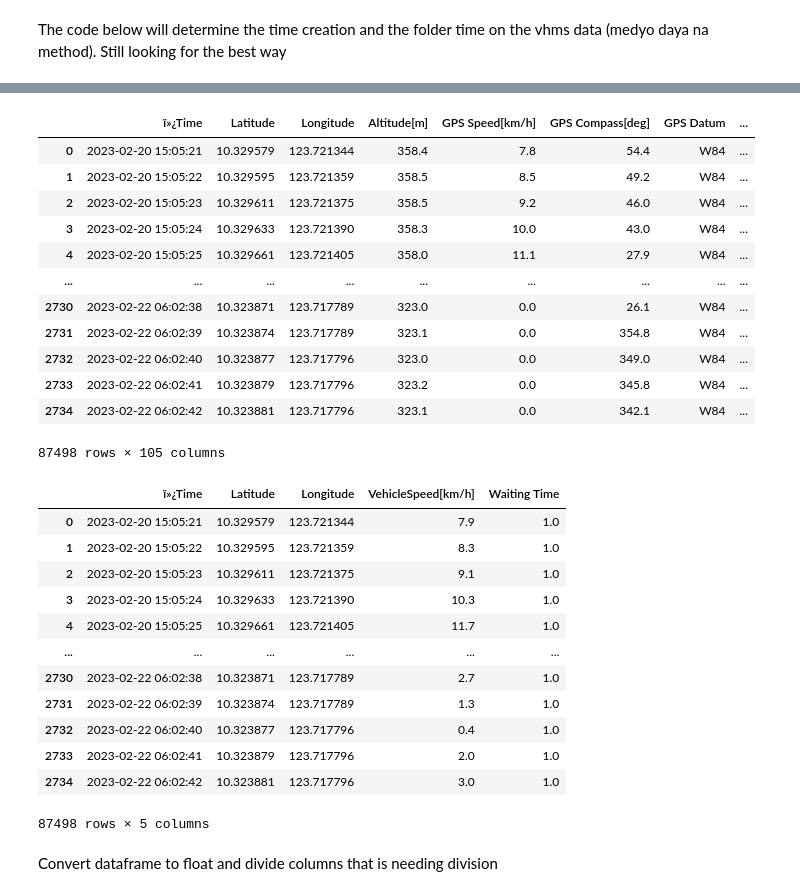
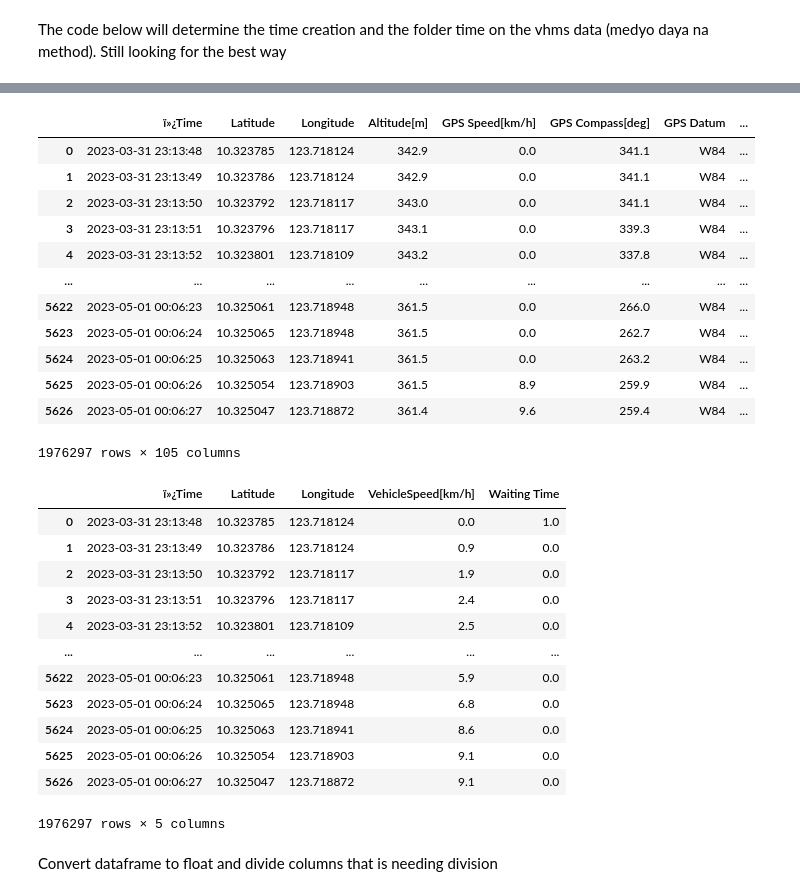
Before and after one commit to israeljumbo1/Payload-Combiner-Cleaner, a Jupyter notebook: Payload Clean 2 V3.ipynb, the cells around one changed output, grey strips where cells are left out. Drawn from its saved outputs; the diff is of its cells as text; code cells hidden in the pictures.

```diff
--- a/Payload Clean 2 V3.ipynb
+++ b/Payload Clean 2 V3.ipynb
@@ -44,8 +34,11 @@ C:\Users\User\Desktop\New folder (2)This will find a certain name in the string
 In this case files with "pld" is the one that we are trying to find
 Change the string on the target_file variable
 # %%
-target_file = "LR"
-vhms_pd = vhms_pd[vhms_pd["File Path"].str.contains(target_file)]
+
+target_file = "ONE"
+vhms_pd = vhms_pd[vhms_pd["File Path"].str.contains(target_file)] #filters the files only with the a target_file string on their filename
+
+#converts the data_frame into a list
 v_list = vhms_pd.values.tolist()
 v_list
 # %% [output]
@@ -126,31 +117,31 @@ Input the month 'MM'
 # %%
 combine_data = []
 for y in ff_list:
     ff_1 = str(y[0]).replace('[','') #pn_1 = single path name
     ff_1 = ff_1.replace(']','') # string moification
     ff_1 = ff_1.replace("'","") # string moification
-    sing_data = pd.read_csv(filepath_or_buffer = ff_1, encoding='latin1', engine = "c")
+    sing_data = pd.read_csv(filepath_or_buffer = ff_1, encoding='latin1', engine = "c", dtype = {"GPS Error": "str"})
     sing_data = pd.DataFrame(sing_data)
     combine_data.append(sing_data)
 combined = pd.concat(combine_data)
 combined2 = combined.drop_duplicates()
 combined2
 # %% [output]
 |  | ï»¿Time | Latitude | Longitude | Altitude[m] | GPS Speed[km/h] | GPS Compass[deg] | GPS Datum | ... |
-| 0 | 2023-02-20 15:05:21 | 10.329579 | 123.721344 | 358.4 | 7.8 | 54.4 | W84 | ... |
-| 1 | 2023-02-20 15:05:22 | 10.329595 | 123.721359 | 358.5 | 8.5 | 49.2 | W84 | ... |
-| 2 | 2023-02-20 15:05:23 | 10.329611 | 123.721375 | 358.5 | 9.2 | 46.0 | W84 | ... |
-| 3 | 2023-02-20 15:05:24 | 10.329633 | 123.721390 | 358.3 | 10.0 | 43.0 | W84 | ... |
-| 4 | 2023-02-20 15:05:25 | 10.329661 | 123.721405 | 358.0 | 11.1 | 27.9 | W84 | ... |
+| 0 | 2023-03-31 23:13:48 | 10.323785 | 123.718124 | 342.9 | 0.0 | 341.1 | W84 | ... |
+| 1 | 2023-03-31 23:13:49 | 10.323786 | 123.718124 | 342.9 | 0.0 | 341.1 | W84 | ... |
+| 2 | 2023-03-31 23:13:50 | 10.323792 | 123.718117 | 343.0 | 0.0 | 341.1 | W84 | ... |
+| 3 | 2023-03-31 23:13:51 | 10.323796 | 123.718117 | 343.1 | 0.0 | 339.3 | W84 | ... |
+| 4 | 2023-03-31 23:13:52 | 10.323801 | 123.718109 | 343.2 | 0.0 | 337.8 | W84 | ... |
 | ... | ... | ... | ... | ... | ... | ... | ... | ... |
-| 2730 | 2023-02-22 06:02:38 | 10.323871 | 123.717789 | 323.0 | 0.0 | 26.1 | W84 | ... |
-| 2731 | 2023-02-22 06:02:39 | 10.323874 | 123.717789 | 323.1 | 0.0 | 354.8 | W84 | ... |
-| 2732 | 2023-02-22 06:02:40 | 10.323877 | 123.717796 | 323.0 | 0.0 | 349.0 | W84 | ... |
-| 2733 | 2023-02-22 06:02:41 | 10.323879 | 123.717796 | 323.2 | 0.0 | 345.8 | W84 | ... |
-| 2734 | 2023-02-22 06:02:42 | 10.323881 | 123.717796 | 323.1 | 0.0 | 342.1 | W84 | ... |
+| 5622 | 2023-05-01 00:06:23 | 10.325061 | 123.718948 | 361.5 | 0.0 | 266.0 | W84 | ... |
+| 5623 | 2023-05-01 00:06:24 | 10.325065 | 123.718948 | 361.5 | 0.0 | 262.7 | W84 | ... |
+| 5624 | 2023-05-01 00:06:25 | 10.325063 | 123.718941 | 361.5 | 0.0 | 263.2 | W84 | ... |
+| 5625 | 2023-05-01 00:06:26 | 10.325054 | 123.718903 | 361.5 | 8.9 | 259.9 | W84 | ... |
+| 5626 | 2023-05-01 00:06:27 | 10.325047 | 123.718872 | 361.4 | 9.6 | 259.4 | W84 | ... |
-87498 rows × 105 columns
+1976297 rows × 105 columns
 # %%
-
+from tqdm import tqdm
 #combined3.drop_duplicates(keep = False)
 #combined3[combined3.duplicated()]
 #combined2[combined2.duplicated(subset = ["Calendar"], keep = False)]
@@ -158,25 +149,25 @@ columns_comb = combined2.columns.to_list()
 col_drop2 = columns_comb[16:]
 col_drop1 = columns_comb[3:15]
 col_drop = col_drop1 + col_drop2
-for x in col_drop:
+for x in tqdm(col_drop):
     combined2 = combined2.drop([x], axis = 1)
-combined2.loc[combined2["VehicleSpeed[km/h]"] > 0, "Waiting Time"] = 1
-combined2.loc[combined2["VehicleSpeed[km/h]"] == 0, "Waiting Time"] = 0
+combined2.loc[combined2["VehicleSpeed[km/h]"] > 0, "Waiting Time"] = 0
+combined2.loc[combined2["VehicleSpeed[km/h]"] == 0, "Waiting Time"] = 1
 combined2
 # %% [output]
 |  | ï»¿Time | Latitude | Longitude | VehicleSpeed[km/h] | Waiting Time |
-| 0 | 2023-02-20 15:05:21 | 10.329579 | 123.721344 | 7.9 | 1.0 |
-| 1 | 2023-02-20 15:05:22 | 10.329595 | 123.721359 | 8.3 | 1.0 |
-| 2 | 2023-02-20 15:05:23 | 10.329611 | 123.721375 | 9.1 | 1.0 |
-| 3 | 2023-02-20 15:05:24 | 10.329633 | 123.721390 | 10.3 | 1.0 |
-| 4 | 2023-02-20 15:05:25 | 10.329661 | 123.721405 | 11.7 | 1.0 |
+| 0 | 2023-03-31 23:13:48 | 10.323785 | 123.718124 | 0.0 | 1.0 |
+| 1 | 2023-03-31 23:13:49 | 10.323786 | 123.718124 | 0.9 | 0.0 |
+| 2 | 2023-03-31 23:13:50 | 10.323792 | 123.718117 | 1.9 | 0.0 |
+| 3 | 2023-03-31 23:13:51 | 10.323796 | 123.718117 | 2.4 | 0.0 |
+| 4 | 2023-03-31 23:13:52 | 10.323801 | 123.718109 | 2.5 | 0.0 |
 | ... | ... | ... | ... | ... | ... |
-| 2730 | 2023-02-22 06:02:38 | 10.323871 | 123.717789 | 2.7 | 1.0 |
-| 2731 | 2023-02-22 06:02:39 | 10.323874 | 123.717789 | 1.3 | 1.0 |
-| 2732 | 2023-02-22 06:02:40 | 10.323877 | 123.717796 | 0.4 | 1.0 |
-| 2733 | 2023-02-22 06:02:41 | 10.323879 | 123.717796 | 2.0 | 1.0 |
-| 2734 | 2023-02-22 06:02:42 | 10.323881 | 123.717796 | 3.0 | 1.0 |
+| 5622 | 2023-05-01 00:06:23 | 10.325061 | 123.718948 | 5.9 | 0.0 |
+| 5623 | 2023-05-01 00:06:24 | 10.325065 | 123.718948 | 6.8 | 0.0 |
+| 5624 | 2023-05-01 00:06:25 | 10.325063 | 123.718941 | 8.6 | 0.0 |
+| 5625 | 2023-05-01 00:06:26 | 10.325054 | 123.718903 | 9.1 | 0.0 |
+| 5626 | 2023-05-01 00:06:27 | 10.325047 | 123.718872 | 9.1 | 0.0 |
-87498 rows × 5 columns
+1976297 rows × 5 columns
 # %% [markdown]
 Convert dataframe to float and divide columns that is needing division
 # %%
```
Also changed, not shown: parts of 6 cells of this notebook.
